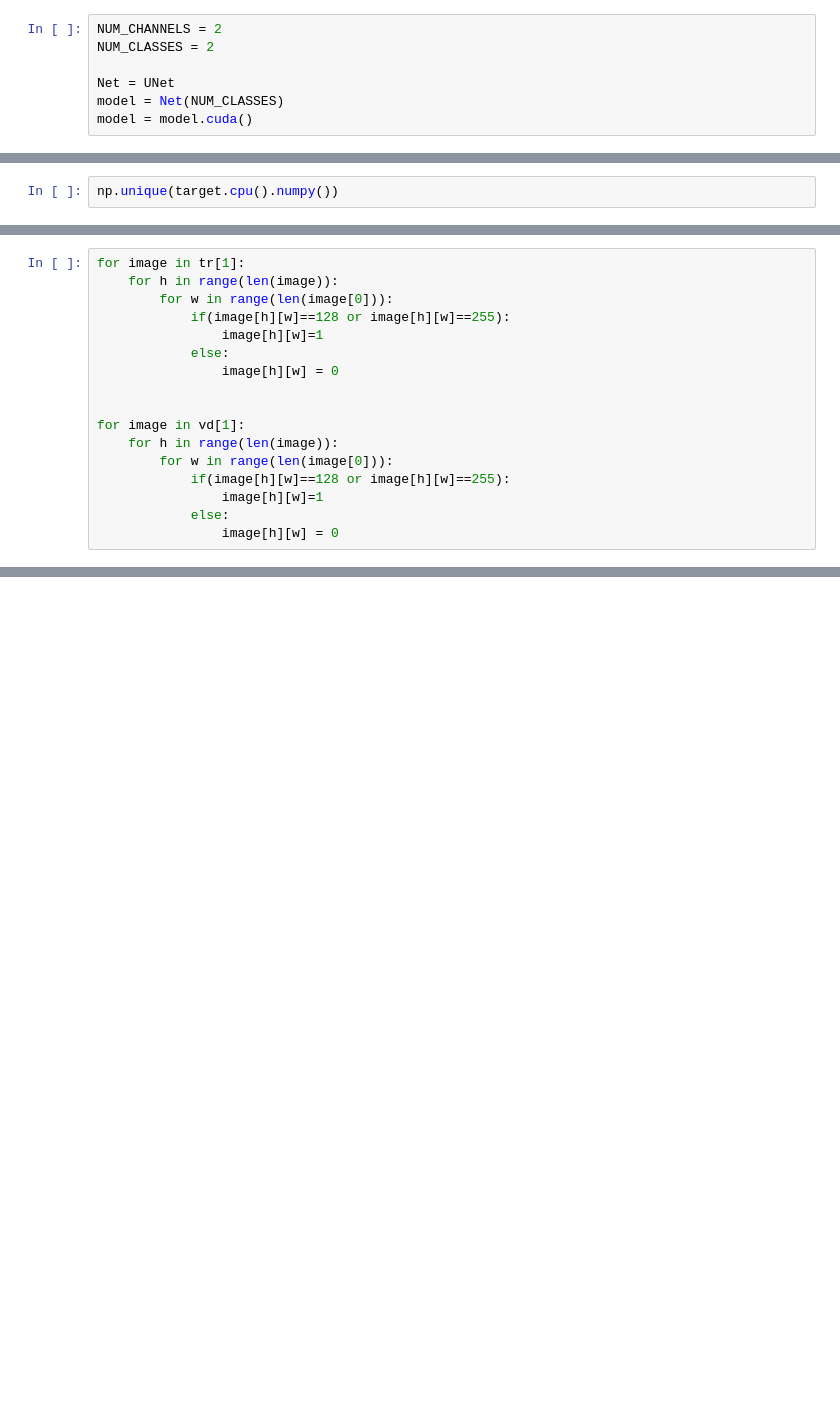
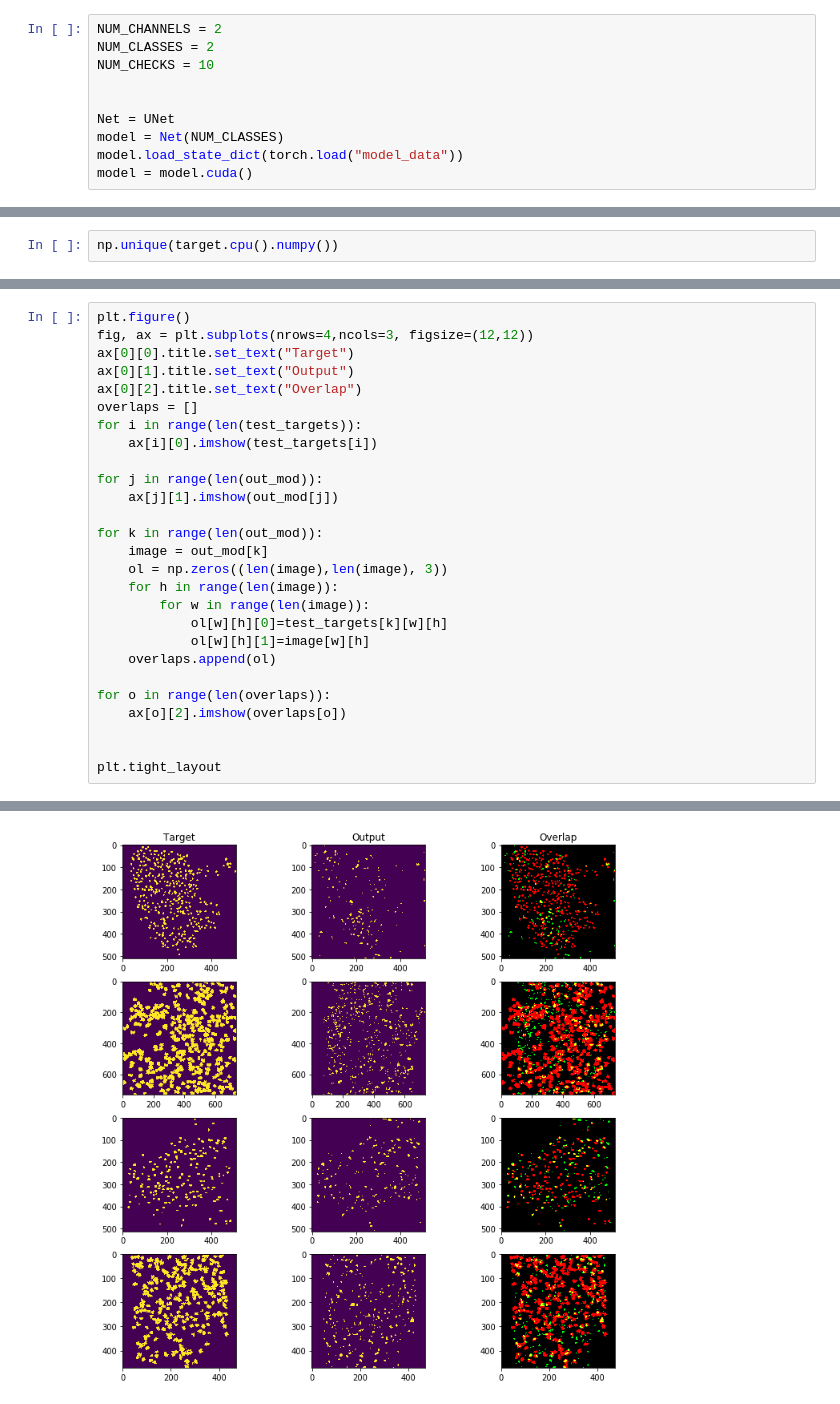
Before and after one commit to npatel5/blinkende_lichter, a Jupyter notebook: notebooks/unet+dataloader_test.ipynb, the cells around one changed output, grey strips where cells are left out. Cells and saved outputs as stored; diff of their text form; blank space fills up the shorter version.

Commit message:
Add code to plot all 4 validation images

```diff
--- a/notebooks/unet+dataloader_test.ipynb
+++ b/notebooks/unet+dataloader_test.ipynb
@@ -59,9 +63,12 @@ images, labels = next(iter(trainloader))
 # %%
 NUM_CHANNELS = 2
 NUM_CLASSES = 2
+NUM_CHECKS = 10
+
 
 Net = UNet
 model = Net(NUM_CLASSES)
+model.load_state_dict(torch.load("model_data"))
 model = model.cuda()
 # %%
 model.train()
@@ -203,17 +191,0 @@ np.unique(tr[1][14])
-# %%
-for image in tr[1]:
-    for h in range(len(image)):
-        for w in range(len(image[0])):
-            if(image[h][w]==128 or image[h][w]==255):
-                image[h][w]=1
-            else:
-                image[h][w] = 0
-
-
-for image in vd[1]:
-    for h in range(len(image)):
-        for w in range(len(image[0])):
-            if(image[h][w]==128 or image[h][w]==255):
-                image[h][w]=1
-            else:
-                image[h][w] = 0
@@ -265,0 +192,28 @@ NameError: name 'model' is not defined
+# %%
+plt.figure()
+fig, ax = plt.subplots(nrows=4,ncols=3, figsize=(12,12))
+ax[0][0].title.set_text("Target")
+ax[0][1].title.set_text("Output")
+ax[0][2].title.set_text("Overlap")
+overlaps = []
+for i in range(len(test_targets)):
+    ax[i][0].imshow(test_targets[i])
+
+for j in range(len(out_mod)):
+    ax[j][1].imshow(out_mod[j])
+
+for k in range(len(out_mod)):
+    image = out_mod[k]
+    ol = np.zeros((len(image),len(image), 3))
+    for h in range(len(image)):
+        for w in range(len(image)):
+            ol[w][h][0]=test_targets[k][w][h]
+            ol[w][h][1]=image[w][h]
+    overlaps.append(ol)
+
+for o in range(len(overlaps)):
+    ax[o][2].imshow(overlaps[o])
+
+
+plt.tight_layout
+# %% [output]
@@ -265,0 +222 @@ NameError: name 'model' is not defined
+[figure, added]
```
Also changed, not shown: parts of 66 cells of this notebook, 5 other files.
